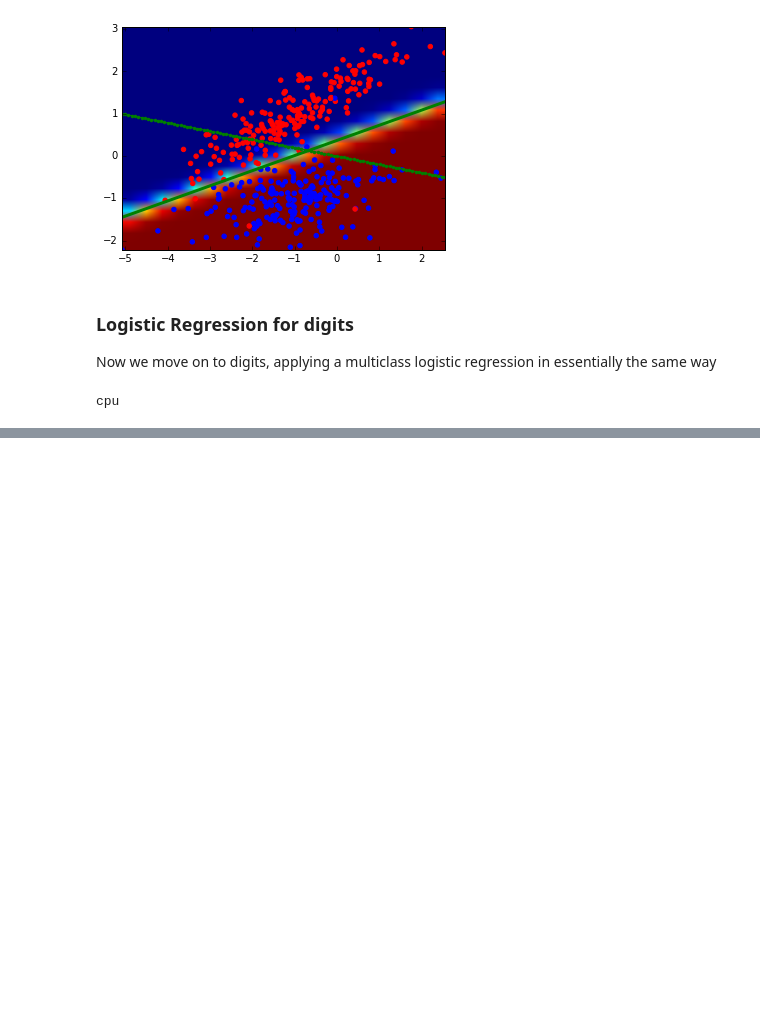
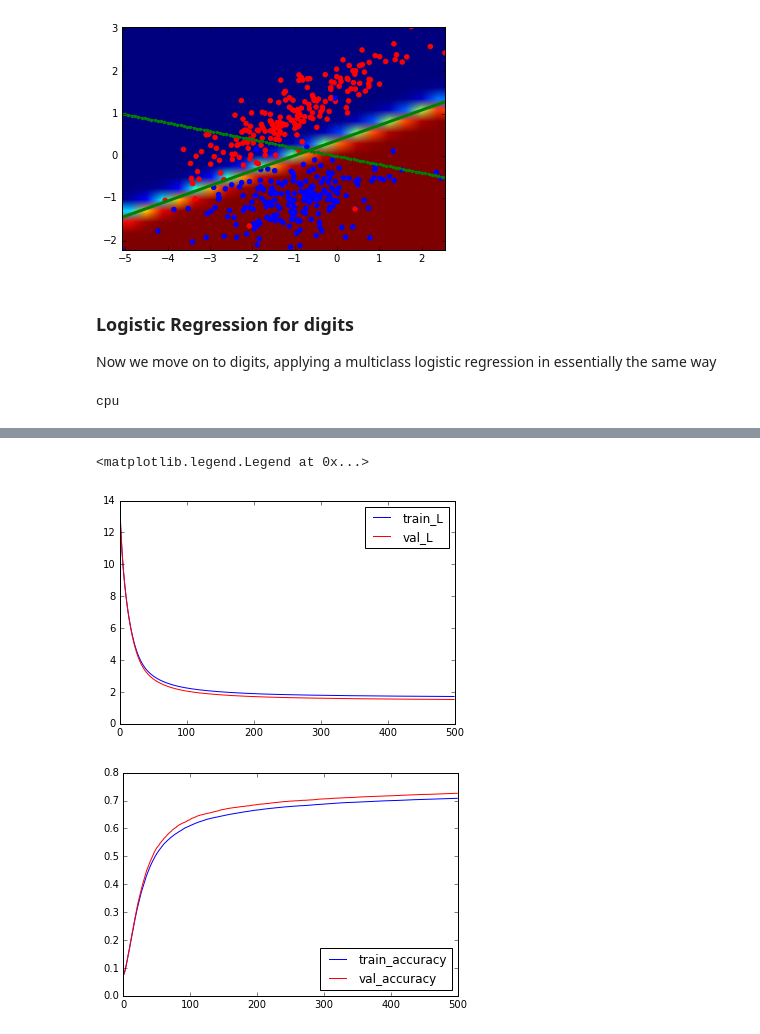
Before and after one commit to eickenberg/theano_presentation_ihp, a Jupyter notebook: Theano_Intro.ipynb, the cells around one changed output, grey strips where cells are left out. Cells and saved outputs as stored; diff of their text form; code cells hidden in the pictures; blank space fills up the shorter version.

```diff
--- a/Theano_Intro.ipynb
+++ b/Theano_Intro.ipynb
@@ -523,7 +523,7 @@ grad_W, grad_b = T.grad(L, wrt=[W, b])
 # %% [output]
 cpu
 # %%
-learning_rate = 0.01
+learning_rate = 0.1
 batch_size = 128
 
 ytrain = ytrain.astype('int32')
@@ -540,7 +540,8 @@ givens = {X: Xstrain[i * batch_size:(i + 1) * batch_size], y: ystrain[i * batch_
 f_train = theano.function([i], L, givens=givens, updates=updates)
 f_val = theano.function([X, y], [L, T.eq(p.argmax(axis=1), y).mean()])
 # %%
-n_epochs = 10
+import sys
+n_epochs = 200
 
 all_train_errors = []
 train_L = []
@@ -553,7 +554,9 @@ epoch_counter = 0
 
 
 for epoch in range(n_epochs):
-    print('epoch {}'.format(epoch))
+    sys.stdout.write('epoch {}'.format(epoch))
+    sys.stdout.flush()
+    sys.stdout.write('\r')
     for batch in range(0, Xtrain.shape[0], batch_size):
         all_train_errors.append(f_train(batch))
     l, a = f_val(Xval, yval)
@@ -567,0 +568,15 @@ TypeError: ('Bad input argument to theano function with name "<ipython-input-21-
+# %%
+%matplotlib inline
+import matplotlib.pyplot as plt
+plt.figure()
+plt.plot(train_L, 'b', label='train_L')
+plt.plot(val_L, 'r', label='val_L')
+plt.legend()
+plt.figure()
+plt.plot(train_accuracy, 'b', label='train_accuracy')
+plt.plot(val_accuracy, 'r', label='val_accuracy')
+plt.legend(loc='lower right')
+# %% [output]
+<matplotlib.legend.Legend at 0x...>
+[figure, added]
+[figure, added]
```
Also changed, not shown: parts of 1 cell of this notebook.
